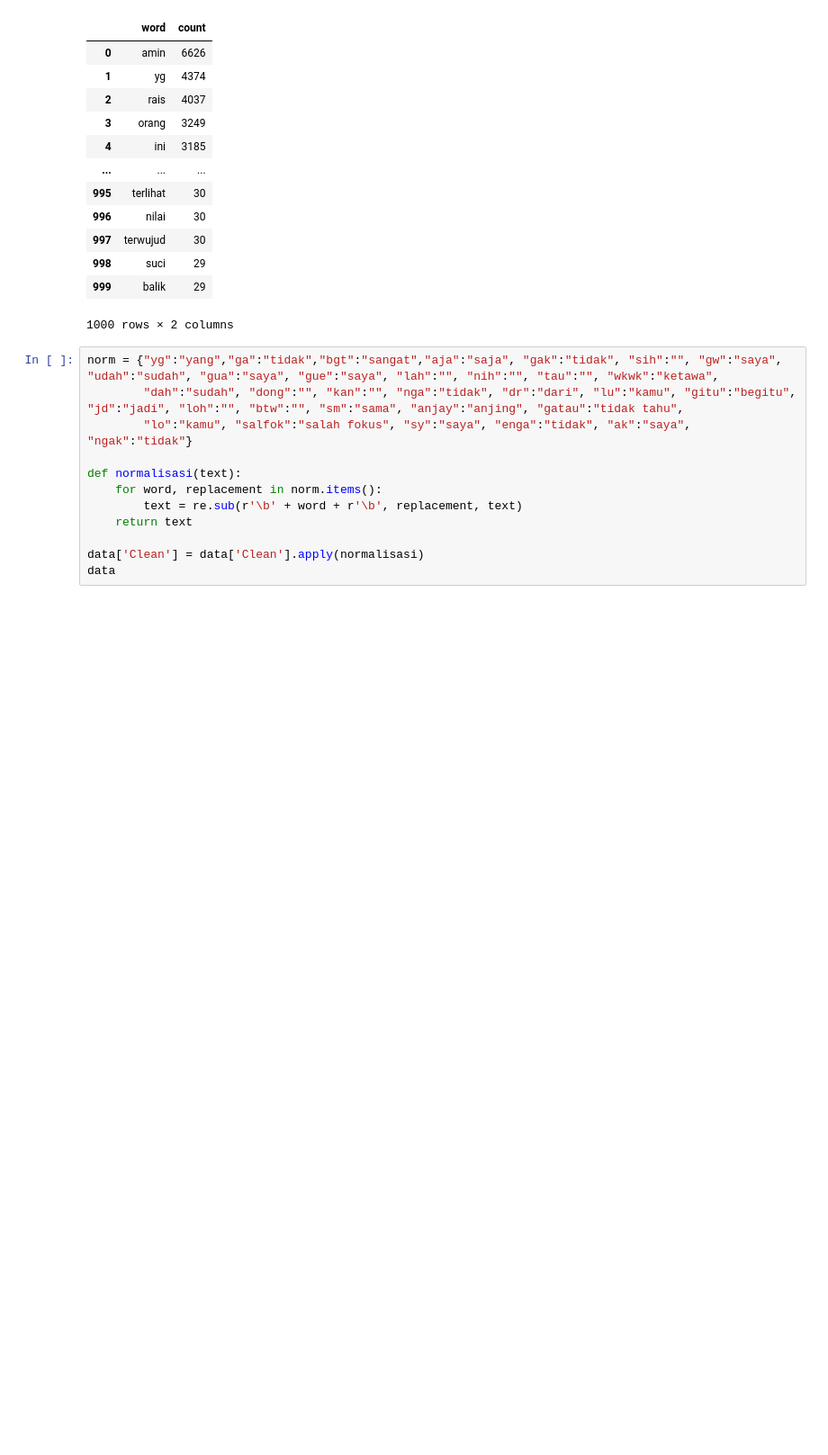
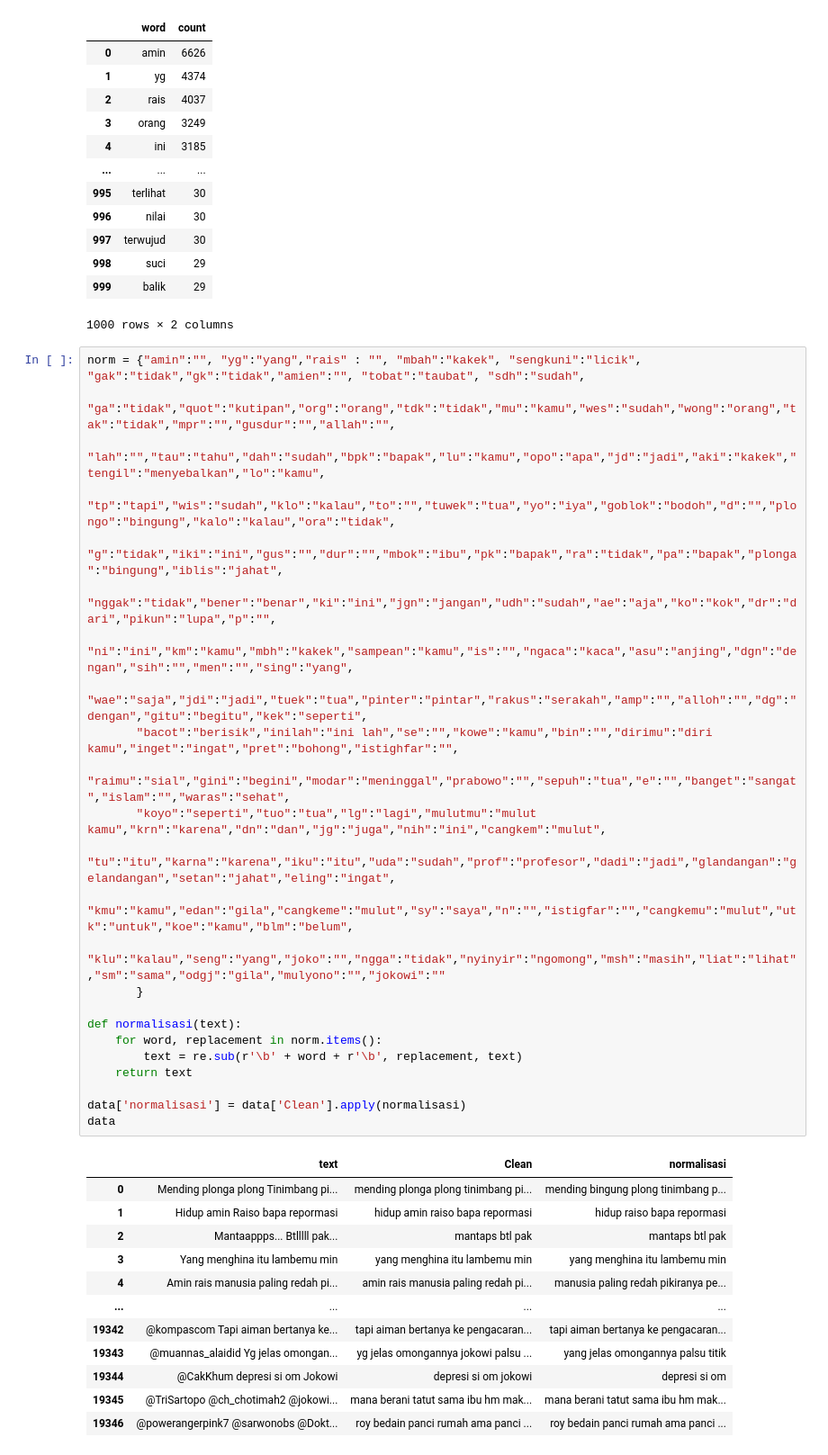
Before and after one commit to SendShieldLaskarAI/SendShield-Machine-Learning, a Jupyter notebook: preprocessing/preprocessing1.ipynb, the cells around one changed output. Shown at 90% size. Saved outputs shown, nothing was run; the diff lists cells and outputs as text; blank space fills up the shorter version.

```diff
--- a/preprocessing/preprocessing1.ipynb
+++ b/preprocessing/preprocessing1.ipynb
@@ -201,14 +201,39 @@ temp
 | 999 | balik | 29 |
 1000 rows × 2 columns
 # %%
-norm = {"yg":"yang","ga":"tidak","bgt":"sangat","aja":"saja", "gak":"tidak", "sih":"", "gw":"saya", "udah":"sudah", "gua":"saya", "gue":"saya", "lah":"", "nih":"", "tau":"", "wkwk":"ketawa",
-        "dah":"sudah", "dong":"", "kan":"", "nga":"tidak", "dr":"dari", "lu":"kamu", "gitu":"begitu", "jd":"jadi", "loh":"", "btw":"", "sm":"sama", "anjay":"anjing", "gatau":"tidak tahu",
-        "lo":"kamu", "salfok":"salah fokus", "sy":"saya", "enga":"tidak", "ak":"saya", "ngak":"tidak"}
+norm = {"amin":"", "yg":"yang","rais" : "", "mbah":"kakek", "sengkuni":"licik", "gak":"tidak","gk":"tidak","amien":"", "tobat":"taubat", "sdh":"sudah",
+        "ga":"tidak","quot":"kutipan","org":"orang","tdk":"tidak","mu":"kamu","wes":"sudah","wong":"orang","tak":"tidak","mpr":"","gusdur":"","allah":"",
+       "lah":"","tau":"tahu","dah":"sudah","bpk":"bapak","lu":"kamu","opo":"apa","jd":"jadi","aki":"kakek","tengil":"menyebalkan","lo":"kamu",
+       "tp":"tapi","wis":"sudah","klo":"kalau","to":"","tuwek":"tua","yo":"iya","goblok":"bodoh","d":"","plongo":"bingung","kalo":"kalau","ora":"tidak",
+       "g":"tidak","iki":"ini","gus":"","dur":"","mbok":"ibu","pk":"bapak","ra":"tidak","pa":"bapak","plonga":"bingung","iblis":"jahat",
+       "nggak":"tidak","bener":"benar","ki":"ini","jgn":"jangan","udh":"sudah","ae":"aja","ko":"kok","dr":"dari","pikun":"lupa","p":"",
+       "ni":"ini","km":"kamu","mbh":"kakek","sampean":"kamu","is":"","ngaca":"kaca","asu":"anjing","dgn":"dengan","sih":"","men":"","sing":"yang",
+       "wae":"saja","jdi":"jadi","tuek":"tua","pinter":"pintar","rakus":"serakah","amp":"","alloh":"","dg":"dengan","gitu":"begitu","kek":"seperti",
+       "bacot":"berisik","inilah":"ini lah","se":"","kowe":"kamu","bin":"","dirimu":"diri kamu","inget":"ingat","pret":"bohong","istighfar":"",
+       "raimu":"sial","gini":"begini","modar":"meninggal","prabowo":"","sepuh":"tua","e":"","banget":"sangat","islam":"","waras":"sehat",
+       "koyo":"seperti","tuo":"tua","lg":"lagi","mulutmu":"mulut kamu","krn":"karena","dn":"dan","jg":"juga","nih":"ini","cangkem":"mulut",
+       "tu":"itu","karna":"karena","iku":"itu","uda":"sudah","prof":"profesor","dadi":"jadi","glandangan":"gelandangan","setan":"jahat","eling":"ingat",
+       "kmu":"kamu","edan":"gila","cangkeme":"mulut","sy":"saya","n":"","istigfar":"","cangkemu":"mulut","utk":"untuk","koe":"kamu","blm":"belum",
+       "klu":"kalau","seng":"yang","joko":"","ngga":"tidak","nyinyir":"ngomong","msh":"masih","liat":"lihat","sm":"sama","odgj":"gila","mulyono":"","jokowi":""
+       }
 
 def normalisasi(text):
     for word, replacement in norm.items():
         text = re.sub(r'\b' + word + r'\b', replacement, text)
     return text
 
-data['Clean'] = data['Clean'].apply(normalisasi)
+data['normalisasi'] = data['Clean'].apply(normalisasi)
 data
+# %% [output]
+|  | text | Clean | normalisasi |
+| 0 | Mending plonga plong Tinimbang pi... | mending plonga plong tinimbang pi... | mending bingung plong tinimbang p... |
+| 1 | Hidup amin Raiso bapa repormasi | hidup amin raiso bapa repormasi | hidup raiso bapa repormasi |
+| 2 | Mantaappps... Btlllll pak... | mantaps btl pak | mantaps btl pak |
+| 3 | Yang menghina itu lambemu min | yang menghina itu lambemu min | yang menghina itu lambemu min |
+| 4 | Amin rais manusia paling redah pi... | amin rais manusia paling redah pi... | manusia paling redah pikiranya pe... |
+| ... | ... | ... | ... |
+| 19342 | @kompascom Tapi aiman bertanya ke... | tapi aiman bertanya ke pengacaran... | tapi aiman bertanya ke pengacaran... |
+| 19343 | @muannas_alaidid Yg jelas omongan... | yg jelas omongannya jokowi palsu ... | yang jelas omongannya palsu titik |
+| 19344 | @CakKhum depresi si om Jokowi | depresi si om jokowi | depresi si om |
+| 19345 | @TriSartopo @ch_chotimah2 @jokowi... | mana berani tatut sama ibu hm mak... | mana berani tatut sama ibu hm mak... |
+| 19346 | @powerangerpink7 @sarwonobs @Dokt... | roy bedain panci rumah ama panci ... | roy bedain panci rumah ama panci ... |
```
Also changed, not shown: parts of 2 cells of this notebook.
